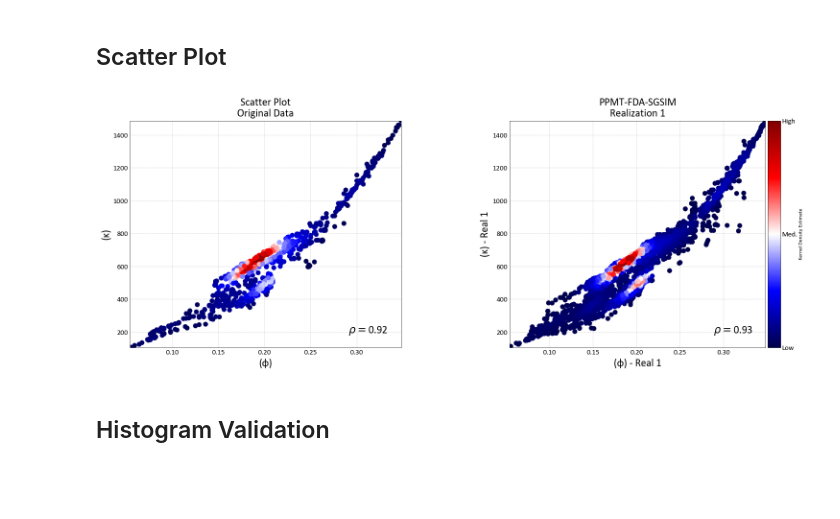
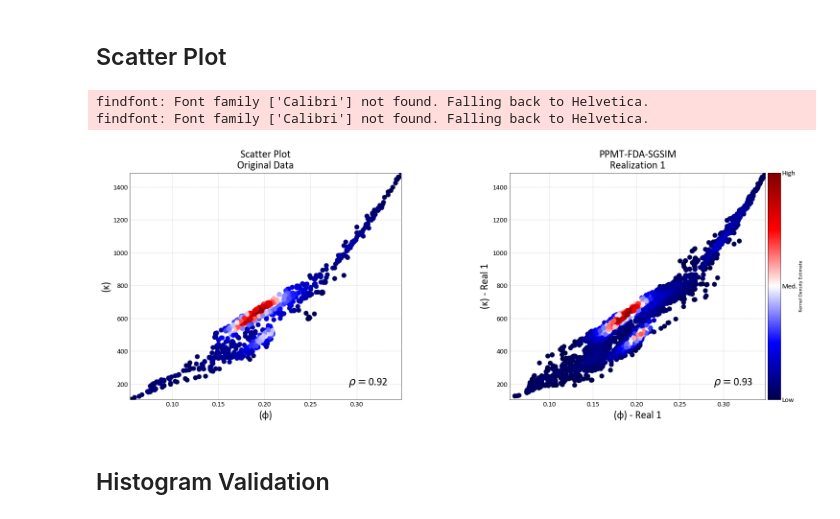
Before and after one commit to dm-bsilveira/PPMT-FDS-SGS, a Jupyter notebook: PPMT-FDA-SGS.ipynb, the cells around one changed output. Saved outputs shown, nothing was run; the diff lists cells and outputs as text; code cells hidden in the pictures; blank space fills up the shorter version.

```diff
--- a/PPMT-FDA-SGS.ipynb
+++ b/PPMT-FDA-SGS.ipynb
@@ -2448,36 +2452,38 @@ cmap='seismic'
 
 fig, axes = plt.subplots(1, 2, figsize=(15, 6))
 
 # Original Data
 gs.scatter_plot(data['Poro'],
                 data['Perm'],
                 grid=True,
                 title='Scatter Plot\nOriginal Data',
                 xlabel='(φ)',
                 ylabel='(κ)',
                 cmap=cmap,
                 ax=axes[0],
                )
 
 # PPMT-FDA-SGSIM Realization 1
-gs.scatter_plot(sgsim_ppmt_b_dict[first_real]['PPMT_B:Simulate_Poro'],
-                sgsim_ppmt_b_dict[first_real]['PPMT_B:Simulate_Perm'],
+gs.scatter_plot(sgsim_ppmt_b_dict['real1']['PPMT_B:Simulate_Poro'],
+                sgsim_ppmt_b_dict['real1']['PPMT_B:Simulate_Perm'],
                 grid=True,
                 title='PPMT-FDA-SGSIM\nRealization 1',
                 xlabel='(φ) - Real 1',
                 ylabel='(κ) - Real 1',
                 cmap=cmap,
                 nmax=10000,
                 cbar=True,
                 ax=axes[1],
                )
 plt.tight_layout()
 plt.subplots_adjust(wspace=0.4)
 fig.savefig(f'{path}scatterplot_validation.eps', format='eps', bbox_inches='tight')
 fig.savefig(f'{path}scatterplot_validation.tif', format='tiff', dpi=600, bbox_inches='tight')
 plt.show()
 # %% [output]
+findfont: Font family ['Calibri'] not found. Falling back to Helvetica.
+findfont: Font family ['Calibri'] not found. Falling back to Helvetica.
-[figure, old version]
+[figure, new version]
 # %% [markdown]
 ## Histogram Validation
 # %% [markdown]
```
Also changed, not shown: parts of 8 cells of this notebook.
